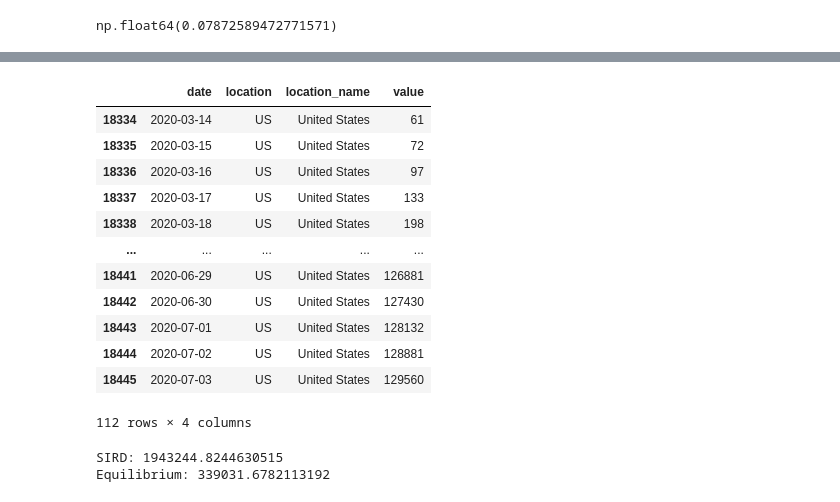
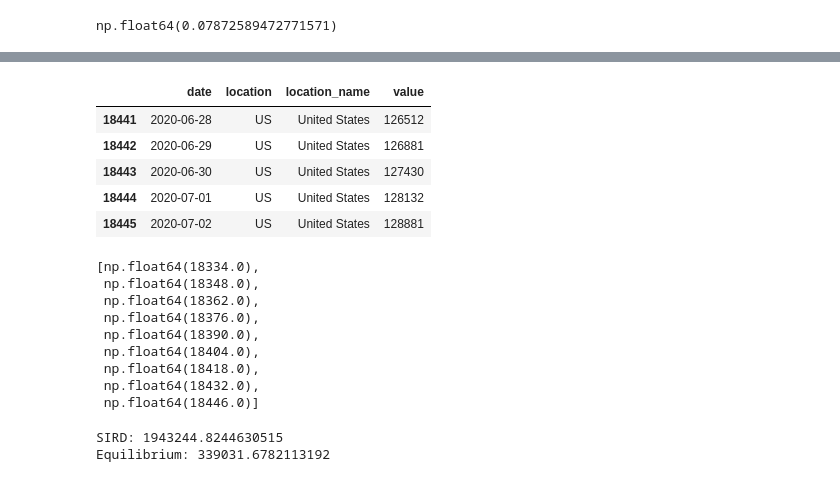
Before and after one commit to lorenzoamir/EpiNetworkPaper, a Jupyter notebook: epi-econ/notebook.ipynb, the cells around one changed output, grey strips where cells are left out. Saved outputs shown, nothing was run; the diff lists cells and outputs as text; code cells hidden in the pictures.

```diff
--- a/epi-econ/notebook.ipynb
+++ b/epi-econ/notebook.ipynb
@@ -329,6 +329,6 @@ truth = truth.query('location_name == "United States"')
 start = truth[truth['date'] == '2020-03-13'].index.values[0]
 end  = truth[truth['date'] == '2020-07-03'].index.values[0]
 # %%
-truth = truth[(truth.index >= start) & (truth.index < end)]
+truth = truth[(truth.index >= start) & (truth.index <= end)]
 # %%
 truth.index = tt[:len(truth)].astype(int)
@@ -470,19 +412,24 @@ ax.set_xlim(dates_fat[0], dates_fat[-1])
 # %%
-truth
+truth.tail()
 # %% [output]
 |  | date | location | location_name | value |
-| 18334 | 2020-03-14 | US | United States | 61 |
-| 18335 | 2020-03-15 | US | United States | 72 |
-| 18336 | 2020-03-16 | US | United States | 97 |
-| 18337 | 2020-03-17 | US | United States | 133 |
-| 18338 | 2020-03-18 | US | United States | 198 |
-| ... | ... | ... | ... | ... |
-| 18441 | 2020-06-29 | US | United States | 126881 |
-| 18442 | 2020-06-30 | US | United States | 127430 |
-| 18443 | 2020-07-01 | US | United States | 128132 |
-| 18444 | 2020-07-02 | US | United States | 128881 |
-| 18445 | 2020-07-03 | US | United States | 129560 |
+| 18441 | 2020-06-28 | US | United States | 126512 |
+| 18442 | 2020-06-29 | US | United States | 126881 |
+| 18443 | 2020-06-30 | US | United States | 127430 |
+| 18444 | 2020-07-01 | US | United States | 128132 |
+| 18445 | 2020-07-02 | US | United States | 128881 |
-112 rows × 4 columns
+# %%
+dates_fat
+# %% [output]
+[np.float64(18334.0),
+ np.float64(18348.0),
+ np.float64(18362.0),
+ np.float64(18376.0),
+ np.float64(18390.0),
+ np.float64(18404.0),
+ np.float64(18418.0),
+ np.float64(18432.0),
+ np.float64(18446.0)]
 # %%
 # fatalties on July 1st
 
```
Also changed, not shown: parts of 21 cells of this notebook, 18 other files.
